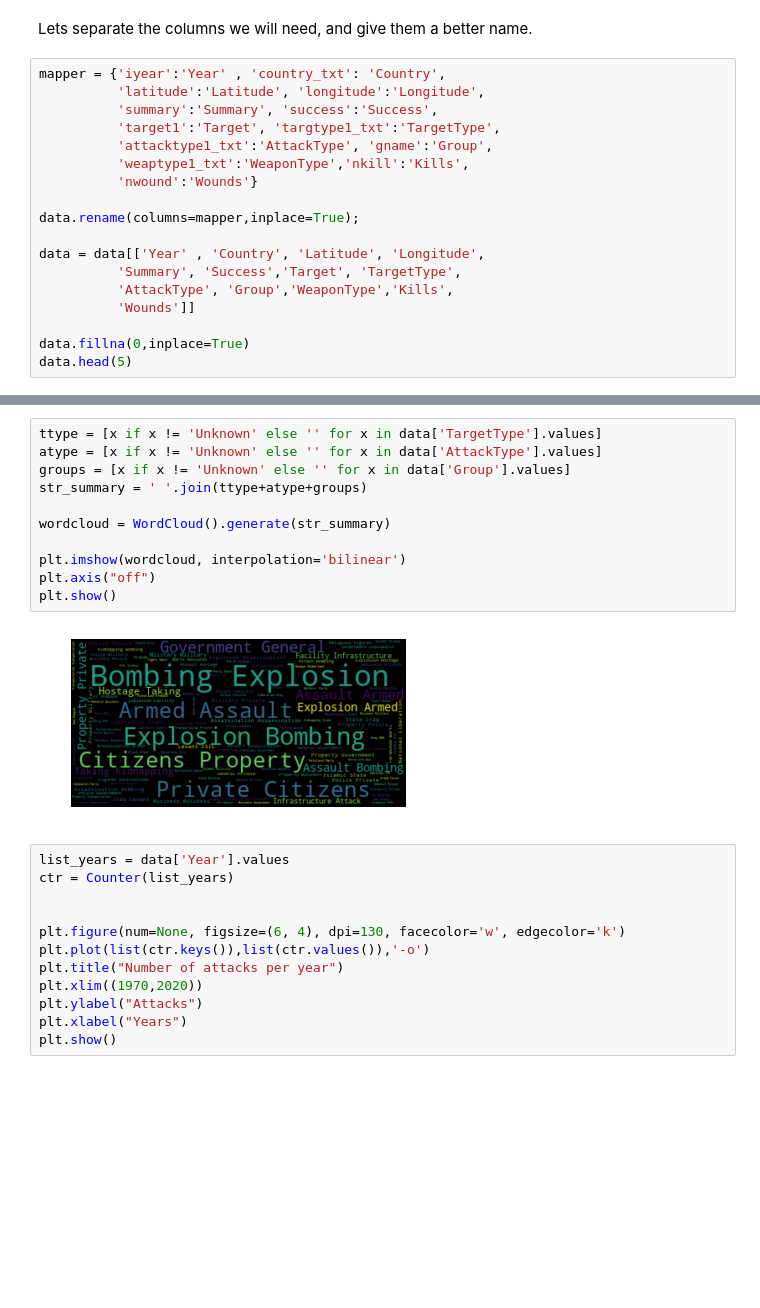
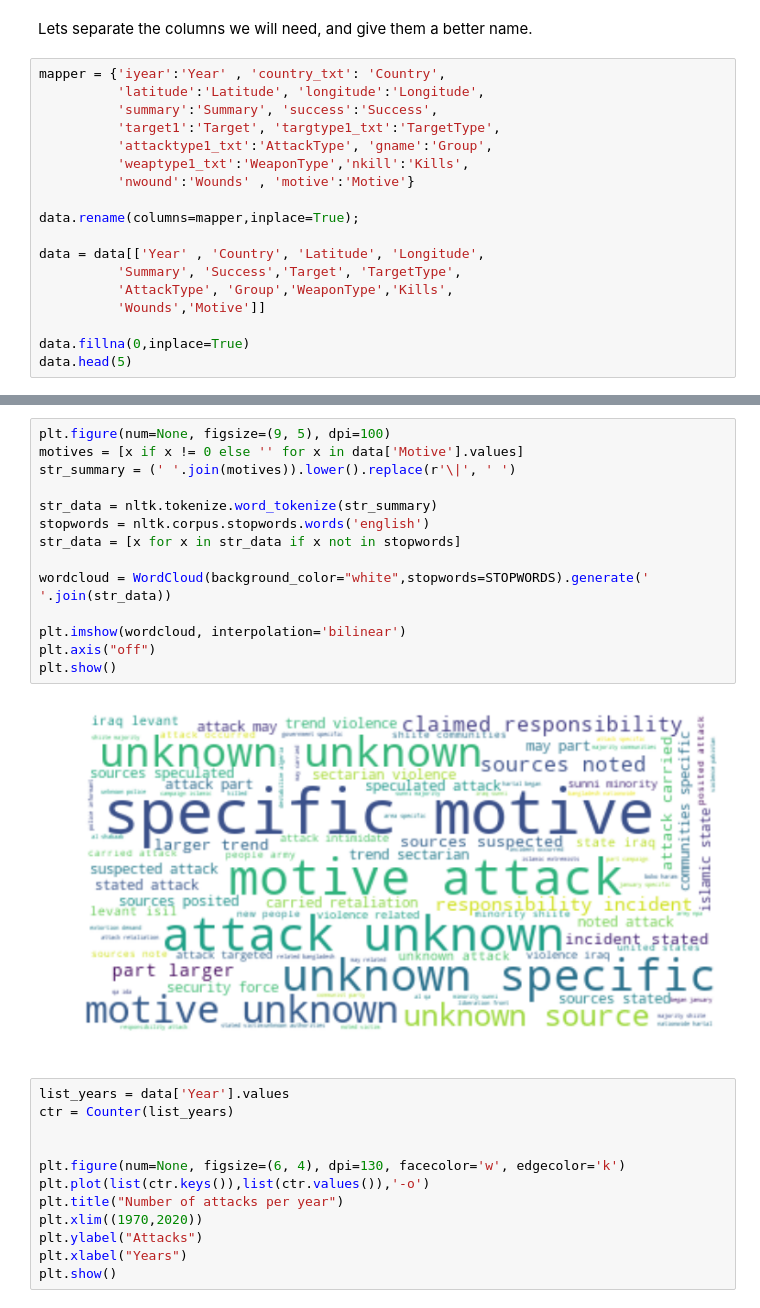
Before and after one commit to matheusfebarbosa/gtdproject, a Jupyter notebook: Global Terrorism - Project.ipynb, the cells around one changed output, grey strips where cells are left out. Saved outputs shown, nothing was run; the diff lists cells and outputs as text; blank space fills up the shorter version.

```diff
--- a/Global Terrorism - Project.ipynb
+++ b/Global Terrorism - Project.ipynb
@@ -41,14 +43,14 @@ mapper = {'iyear':'Year' , 'country_txt': 'Country',
           'target1':'Target', 'targtype1_txt':'TargetType',
           'attacktype1_txt':'AttackType', 'gname':'Group',
           'weaptype1_txt':'WeaponType','nkill':'Kills',
-          'nwound':'Wounds'}
+          'nwound':'Wounds' , 'motive':'Motive'}
 
 data.rename(columns=mapper,inplace=True);
 
 data = data[['Year' , 'Country', 'Latitude', 'Longitude',
           'Summary', 'Success','Target', 'TargetType',
           'AttackType', 'Group','WeaponType','Kills',
-          'Wounds']]
+          'Wounds','Motive']]
 
 data.fillna(0,inplace=True)
 data.head(5)
@@ -60,18 +62,21 @@ data.head(5)
 | 3 | 1970 | Greece | 37.997490 | 23.762728 | 0 | 1 | U.S. Embassy | Government (Diplomatic) | Bombing/Explosion | Unknown | ... |
 | 4 | 1970 | Japan | 33.580412 | 130.396361 | 0 | 1 | U.S. Consulate | Government (Diplomatic) | Facility/Infrastructure Attack | Unknown | ... |
 # %%
-ttype = [x if x != 'Unknown' else '' for x in data['TargetType'].values]
-atype = [x if x != 'Unknown' else '' for x in data['AttackType'].values]
-groups = [x if x != 'Unknown' else '' for x in data['Group'].values]
-str_summary = ' '.join(ttype+atype+groups)
+plt.figure(num=None, figsize=(9, 5), dpi=100)
+motives = [x if x != 0 else '' for x in data['Motive'].values]
+str_summary = (' '.join(motives)).lower().replace(r'\|', ' ')
 
-wordcloud = WordCloud().generate(str_summary)
+str_data = nltk.tokenize.word_tokenize(str_summary)
+stopwords = nltk.corpus.stopwords.words('english')
+str_data = [x for x in str_data if x not in stopwords]
+
+wordcloud = WordCloud(background_color="white",stopwords=STOPWORDS).generate(' '.join(str_data))
 
 plt.imshow(wordcloud, interpolation='bilinear')
 plt.axis("off")
 plt.show()
 # %% [output]
-[figure, old version]
+[figure, new version]
 # %%
 list_years = data['Year'].values
 ctr = Counter(list_years)
```
Also changed, not shown: parts of 5 cells of this notebook.
